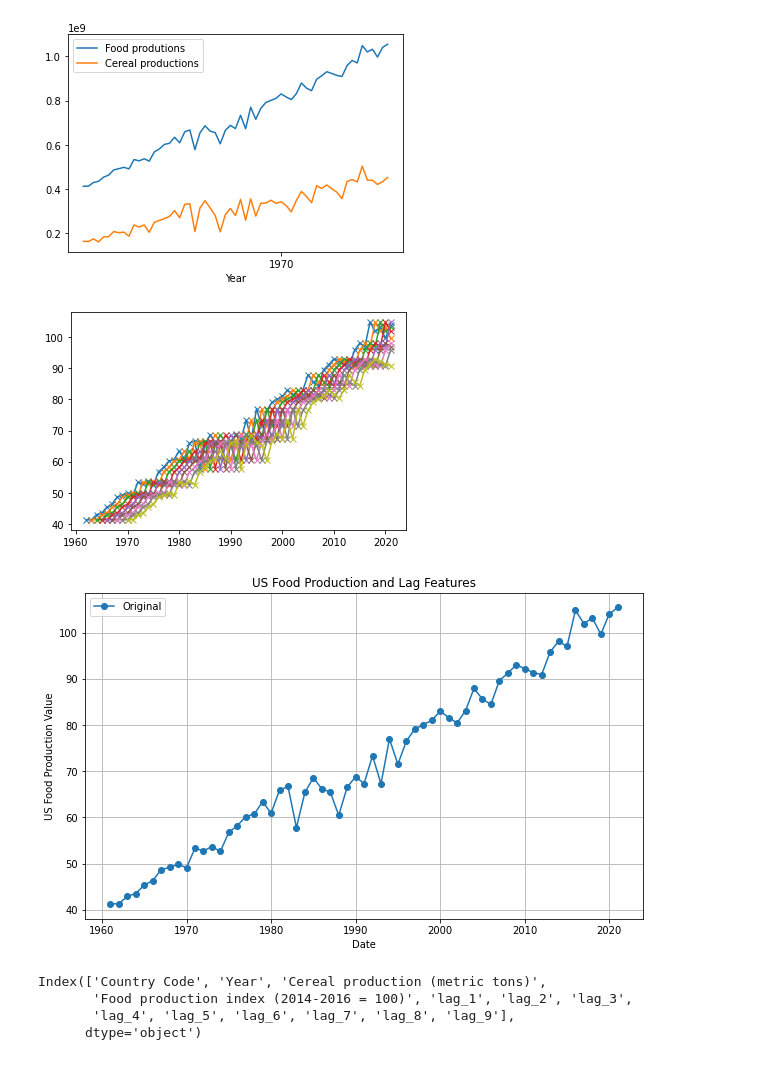
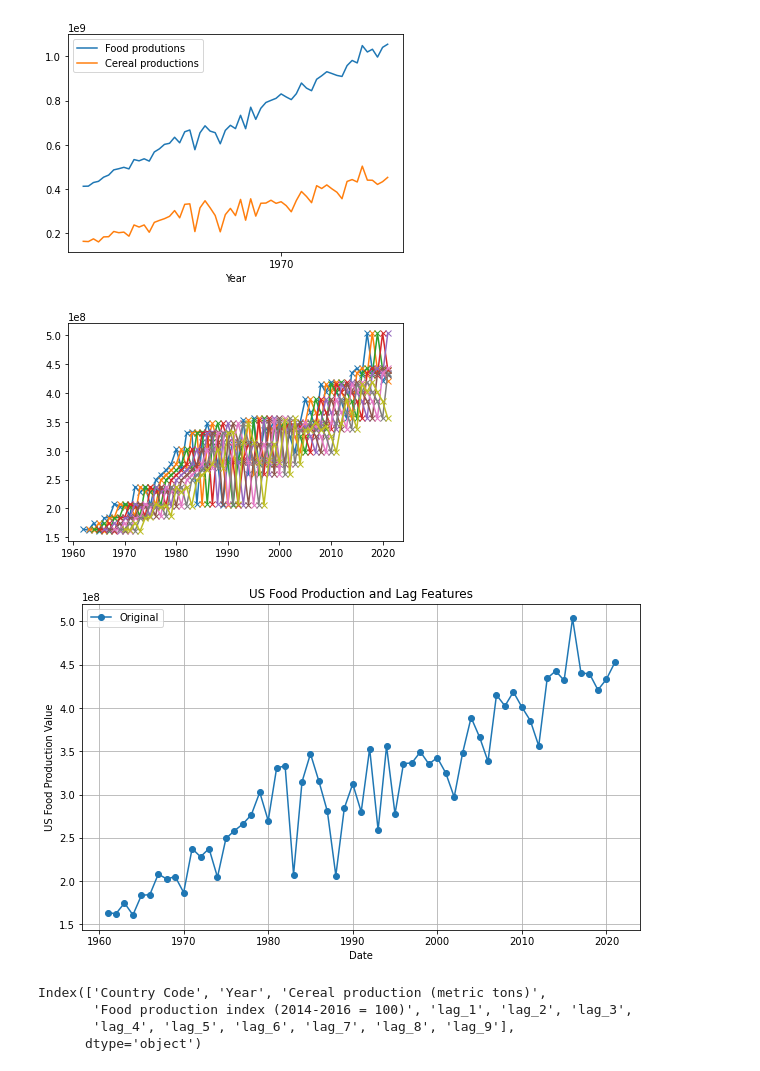
Before and after one commit to mkeohane01/food_inflation_analysis, a Jupyter notebook: notebooks/food_production.ipynb, the cells around one changed output. Saved outputs shown, nothing was run; the diff lists cells and outputs as text; code cells hidden in the pictures.

```diff
--- a/notebooks/food_production.ipynb
+++ b/notebooks/food_production.ipynb
@@ -70,20 +70,20 @@ Text(0.5, 0, 'Year')
 [figure]
 # %%
 for lag in range(1, 10):  # You can change the range for the number of lags you want
-    food_production[f'lag_{lag}'] = food_production['Food production index (2014-2016 = 100)'].shift(lag)
+    food_production[f'lag_{lag}'] = food_production['Cereal production (metric tons)'].shift(lag)
     plt.plot(food_production["Year"], food_production[f'lag_{lag}'], label=f'Lag {lag}', marker='x')
 plt.figure(figsize=(10, 6))
-plt.plot(food_production["Year"], food_production['Food production index (2014-2016 = 100)'], label='Original', marker='o')
+plt.plot(food_production["Year"], food_production['Cereal production (metric tons)'], label='Original', marker='o')
 
 plt.title('US Food Production and Lag Features')
 plt.xlabel('Date')
 plt.ylabel('US Food Production Value')
 plt.legend()
 plt.grid(True)
 plt.show()
 # %% [output]
-[figure, old version]
+[figure, new version]
-[figure, old version]
+[figure, new version]
 # %%
 food_production.columns
 # %% [output]
```
Also changed, not shown: parts of 7 cells of this notebook, 5 other files.
